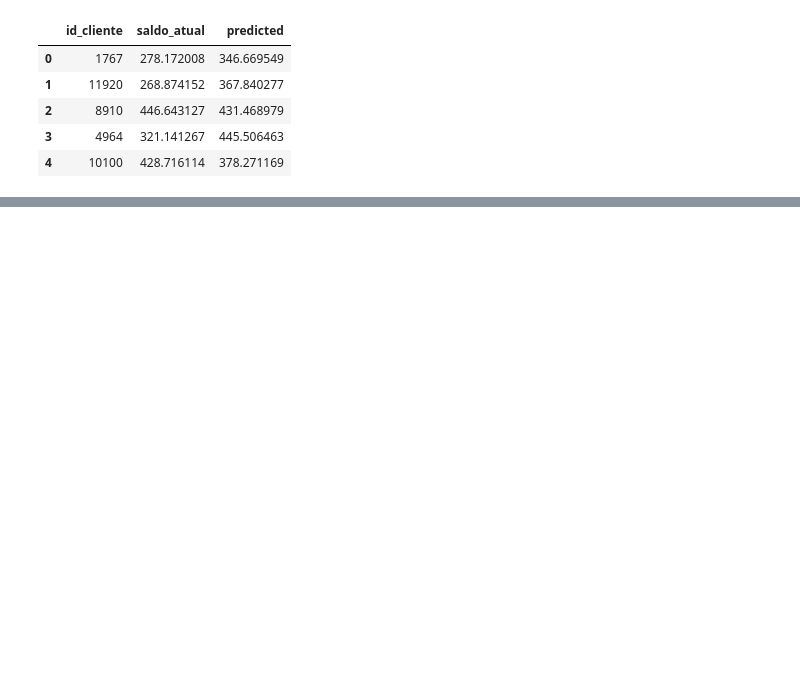
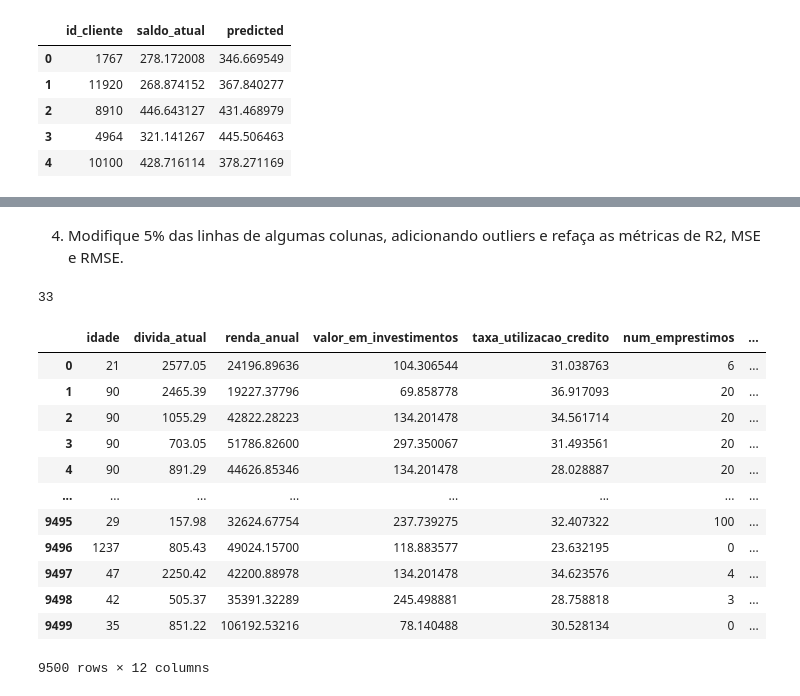
Before and after one commit to antonioorichard/respositorio_ML, a Jupyter notebook: Ciclo_3.ipynb, the cells around one changed output, grey strips where cells are left out. Drawn from its saved outputs; the diff is of its cells as text; code cells hidden in the pictures; blank space fills up the shorter version.

```diff
--- a/Ciclo_3.ipynb
+++ b/Ciclo_3.ipynb
@@ -35,0 +117,51 @@ df1.head()
+# %% [markdown]
+
+4. Modifique 5% das linhas de algumas colunas, adicionando outliers e
+refaça as métricas de R2, MSE e RMSE.
+# %%
+x_train = df.loc[:, features]
+y_train = df.loc[:, label]
+# %%
+x_train.loc[10,'idade']
+# %% [output]
+33
+# %%
+# Alaterando 5% da coluna idade para outlier
+
+from random import randint
+def ajust(quantity):
+    # quantidade a ser alterada em %%!
+    quantity = quantity/100
+    x_train = df.loc[:, features]
+    y_train = df.loc[:, label]
+    change = int(quantity*len(x_train))
+
+    numeros = []  # Lista para armazenar os números
+    while len(numeros) < change:
+        numero_aleatorio = randint(1, change)  # Gere um número aleatório entre 1 e 20
+        if numero_aleatorio not in numeros:
+            numeros.append(numero_aleatorio)
+
+    #print(numeros)
+    for i in numeros:
+        x_train.loc[i,'num_emprestimos'] = 20
+        x_train.loc[i,'idade'] = 90
+    return (x_train)
+# %%
+s = ajust(5)
+# %%
+s
+# %% [output]
+|  | idade | divida_atual | renda_anual | valor_em_investimentos | taxa_utilizacao_credito | num_emprestimos | ... |
+| 0 | 21 | 2577.05 | 24196.89636 | 104.306544 | 31.038763 | 6 | ... |
+| 1 | 90 | 2465.39 | 19227.37796 | 69.858778 | 36.917093 | 20 | ... |
+| 2 | 90 | 1055.29 | 42822.28223 | 134.201478 | 34.561714 | 20 | ... |
+| 3 | 90 | 703.05 | 51786.82600 | 297.350067 | 31.493561 | 20 | ... |
+| 4 | 90 | 891.29 | 44626.85346 | 134.201478 | 28.028887 | 20 | ... |
+| ... | ... | ... | ... | ... | ... | ... | ... |
+| 9495 | 29 | 157.98 | 32624.67754 | 237.739275 | 32.407322 | 100 | ... |
+| 9496 | 1237 | 805.43 | 49024.15700 | 118.883577 | 23.632195 | 0 | ... |
+| 9497 | 47 | 2250.42 | 42200.88978 | 134.201478 | 34.623576 | 4 | ... |
+| 9498 | 42 | 505.37 | 35391.32289 | 245.498881 | 28.758818 | 3 | ... |
+| 9499 | 35 | 851.22 | 106192.53216 | 78.140488 | 30.528134 | 0 | ... |
+9500 rows × 12 columns
```
Also changed, not shown: parts of 17 cells of this notebook.
